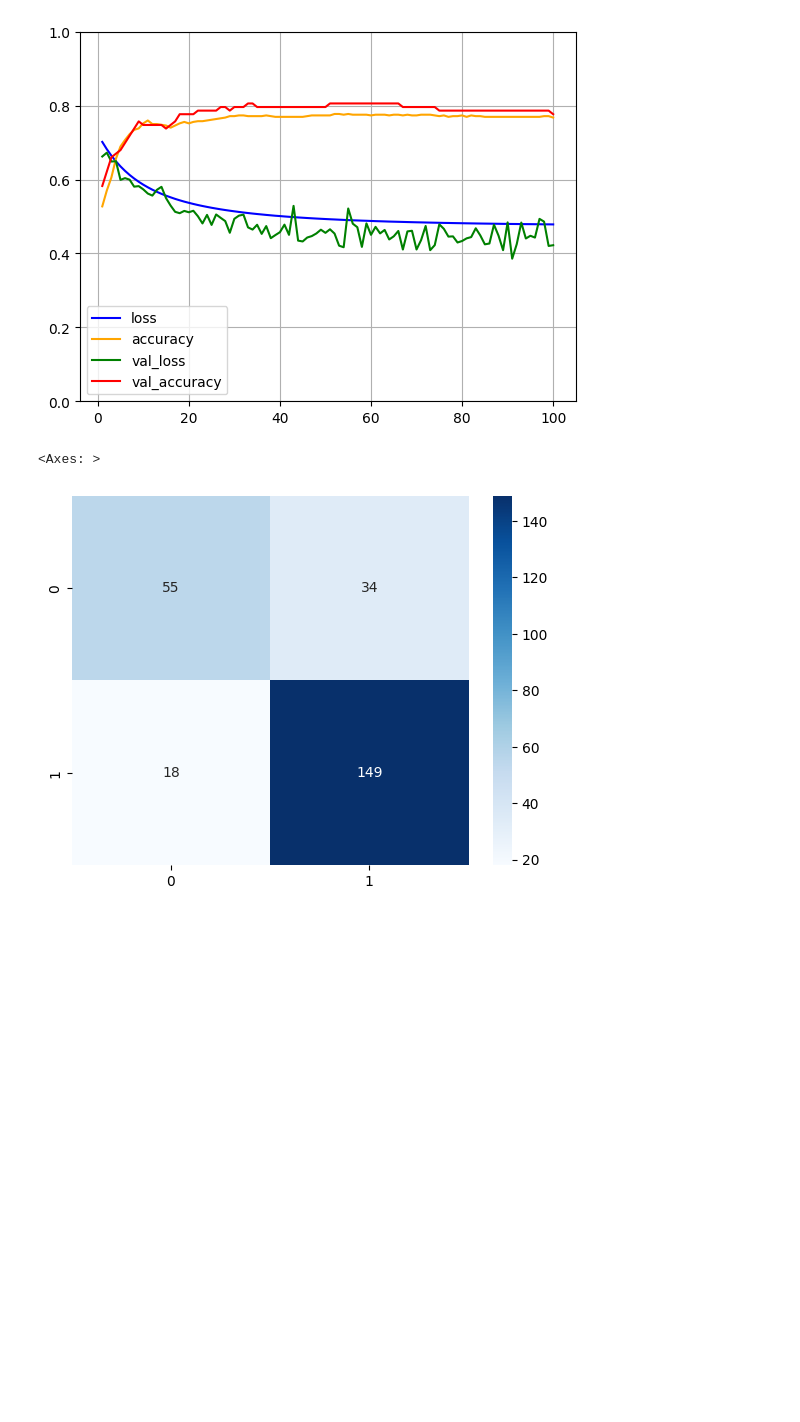
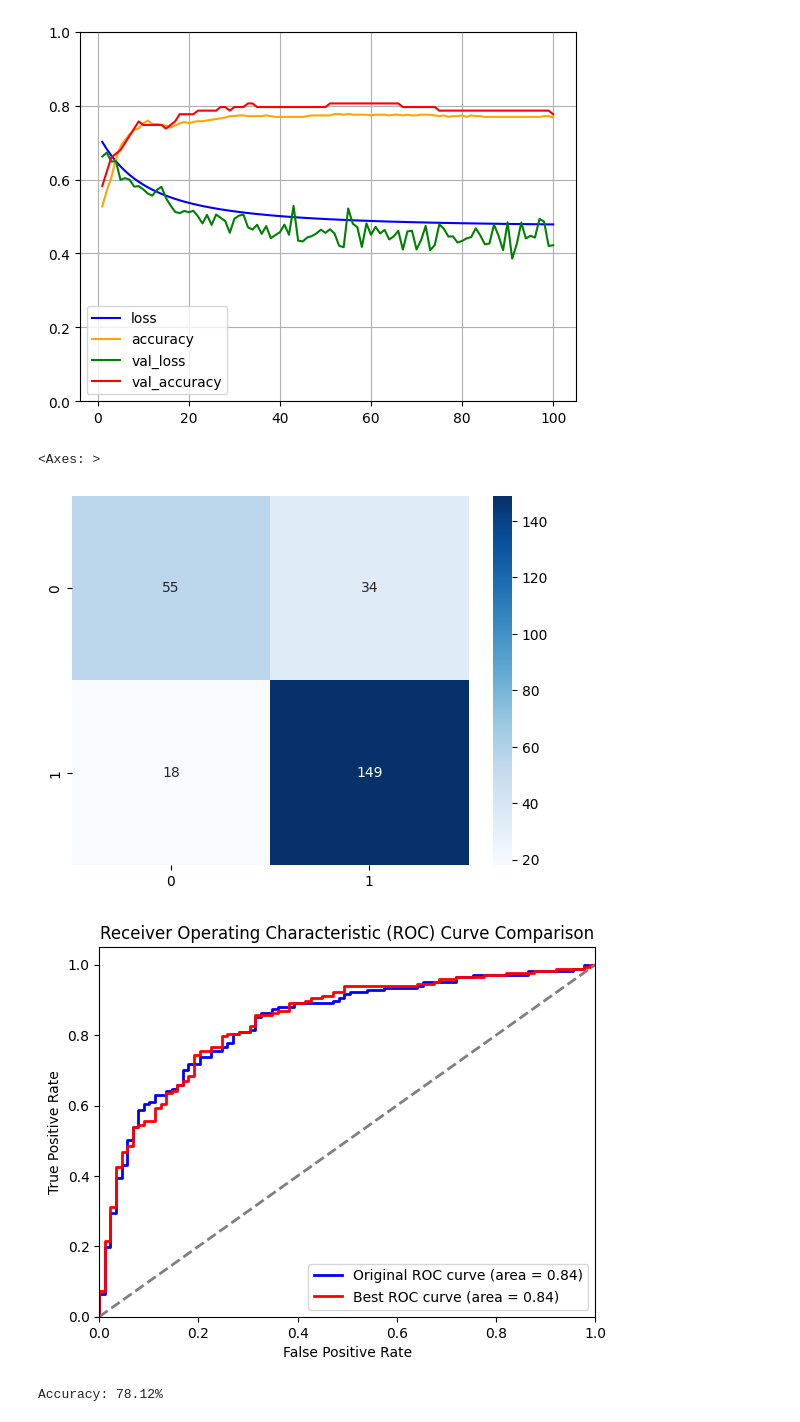
Before and after one commit to ifboelhasrin/DLF_A1, a Jupyter notebook: ass1_pytorch_v2.ipynb, the cells around one changed output. Drawn from its saved outputs; the diff is of its cells as text; code cells hidden in the pictures; blank space fills up the shorter version.

```diff
--- a/ass1_pytorch_v2.ipynb
+++ b/ass1_pytorch_v2.ipynb
@@ -522,7 +551,7 @@ for lr in learning_rates:
                 )
 
                 # Evaluate the model
-                accuracy, test_loss, cm = evaluate_model(model, test_dataloader, criterion)
+                accuracy, test_loss, cm, fpr, tpr, roc_auc = evaluate_model(model, test_dataloader, criterion)
 
                 # Track history
                 history.append({
@@ -536,7 +565,10 @@ for lr in learning_rates:
                     'val_accuracies': val_accuracies,
                     'test_accuracy': accuracy,
                     'test_loss': test_loss,
-                    'confusion_matrix': cm
+                    'confusion_matrix': cm,
+                    'fpr': fpr,
+                    'tpr': tpr,
+                    'roc_auc': roc_auc
                 })
 
                 # Check if this is the best model
@@ -625,3 +657,46 @@ sns.heatmap(best_model_history['confusion_matrix'], annot=True, fmt='d', cmap='B
 # %% [output]
 <Axes: >
 [figure]
+# %%
+# Plot ROC curve comparison of best model with original model
+
+best_tpr = best_model_history['tpr']
+best_fpr = best_model_history['fpr']
+best_roc_auc = best_model_history['roc_auc']
+
+plt.figure()
+plt.plot(original_fpr, original_tpr, color='blue', lw=2, label='Original ROC curve (area = %0.2f)' % roc_auc)
+plt.plot(best_fpr, best_tpr, color='red', lw=2, label='Best ROC curve (area = %0.2f)' % best_roc_auc)
+plt.plot([0, 1], [0, 1], color='gray', lw=2, linestyle='--')  # Diagonal line
+plt.xlim([0.0, 1.0])
+plt.ylim([0.0, 1.05])
+plt.xlabel('False Positive Rate')
+plt.ylabel('True Positive Rate')
+plt.title('Receiver Operating Characteristic (ROC) Curve Comparison')
+plt.legend(loc="lower right")
+plt.show()
+# %% [output]
+[figure, added]
+# %%
+# Linear Kernel SVM model as comparison
+
+from sklearn.svm import SVC
+from sklearn.metrics import accuracy_score
+
+
+svm_model = SVC(kernel='linear', C=1, probability=True)
+
+svm_model.fit(X_train, y_train)
+
+# Predict the probabilities for the test set
+y_pred_proba = svm_model.predict_proba(X_test)[:, 1]  # Probabilities for the positive class
+
+# Compute ROC curve and AUC
+fpr_svm, tpr_svm, thresholds = roc_curve(y_test, y_pred_proba)
+roc_auc_svm = auc(fpr_svm, tpr_svm)
+
+y_pred = svm_model.predict(X_test)
+accuracy = accuracy_score(y_test, y_pred)
+print(f'Accuracy: {accuracy * 100:.2f}%')
+# %% [output]
+Accuracy: 78.12%
```
Also changed, not shown: parts of 6 cells of this notebook, 5 other files.
